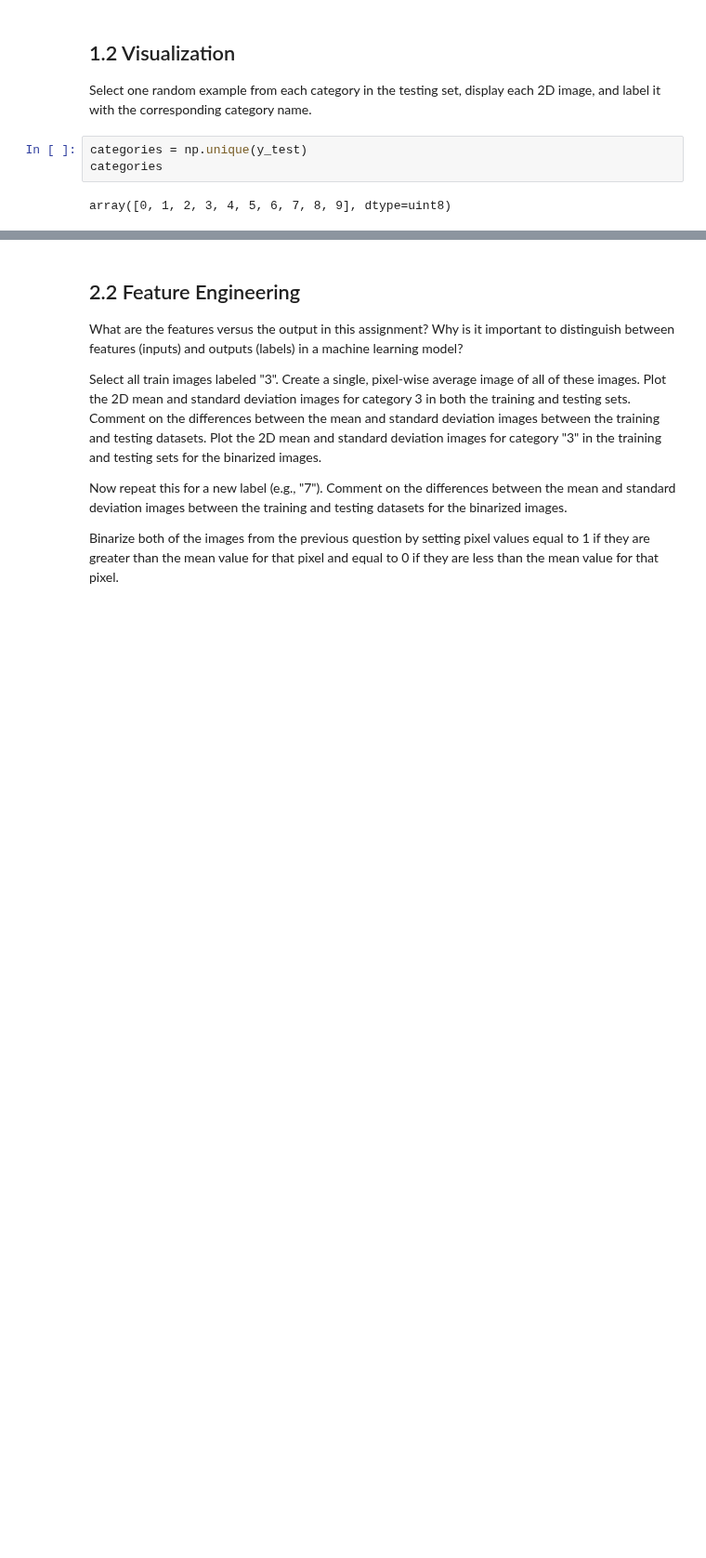
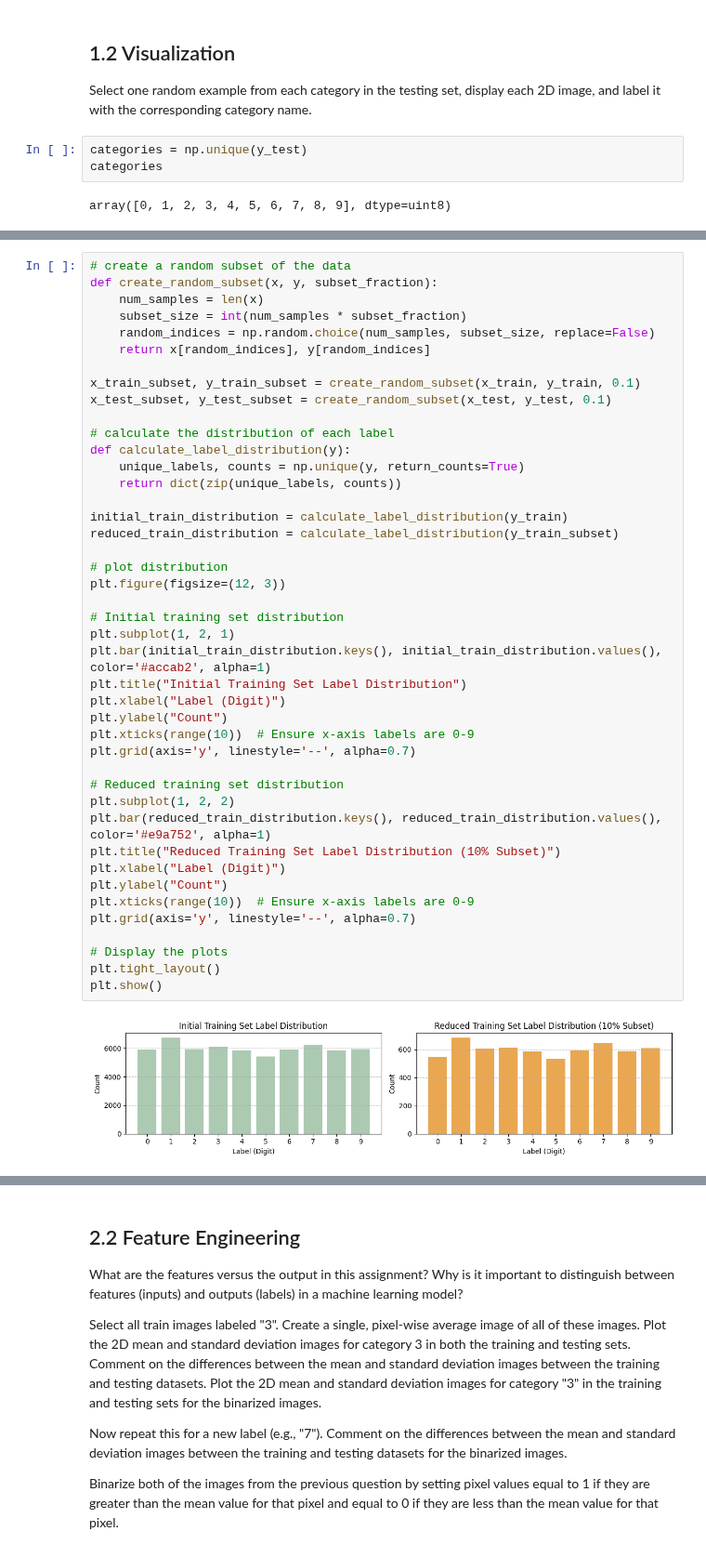
Before and after one commit to junyi2022/musa-650-remote-sensing, a Jupyter notebook: assignments/HW1.ipynb, the cells around one changed output, grey strips where cells are left out. Shown at 93% size. Saved outputs shown, nothing was run; the diff lists cells and outputs as text; blank space fills up the shorter version.

```diff
--- a/assignments/HW1.ipynb
+++ b/assignments/HW1.ipynb
@@ -173,0 +165,45 @@ Why might subsampling a dataset be beneficial when developing machine learning m
+# %%
+# create a random subset of the data
+def create_random_subset(x, y, subset_fraction):
+    num_samples = len(x)
+    subset_size = int(num_samples * subset_fraction)
+    random_indices = np.random.choice(num_samples, subset_size, replace=False)
+    return x[random_indices], y[random_indices]
+
+x_train_subset, y_train_subset = create_random_subset(x_train, y_train, 0.1)
+x_test_subset, y_test_subset = create_random_subset(x_test, y_test, 0.1)
+
+# calculate the distribution of each label
+def calculate_label_distribution(y):
+    unique_labels, counts = np.unique(y, return_counts=True)
+    return dict(zip(unique_labels, counts))
+
+initial_train_distribution = calculate_label_distribution(y_train)
+reduced_train_distribution = calculate_label_distribution(y_train_subset)
+
+# plot distribution
+plt.figure(figsize=(12, 3))
+
+# Initial training set distribution
+plt.subplot(1, 2, 1)
+plt.bar(initial_train_distribution.keys(), initial_train_distribution.values(), color='#accab2', alpha=1)
+plt.title("Initial Training Set Label Distribution")
+plt.xlabel("Label (Digit)")
+plt.ylabel("Count")
+plt.xticks(range(10))  # Ensure x-axis labels are 0-9
+plt.grid(axis='y', linestyle='--', alpha=0.7)
+
+# Reduced training set distribution
+plt.subplot(1, 2, 2)
+plt.bar(reduced_train_distribution.keys(), reduced_train_distribution.values(), color='#e9a752', alpha=1)
+plt.title("Reduced Training Set Label Distribution (10% Subset)")
+plt.xlabel("Label (Digit)")
+plt.ylabel("Count")
+plt.xticks(range(10))  # Ensure x-axis labels are 0-9
+plt.grid(axis='y', linestyle='--', alpha=0.7)
+
+# Display the plots
+plt.tight_layout()
+plt.show()
+# %% [output]
+[figure, added]
```
Also changed, not shown: parts of 14 cells of this notebook.
